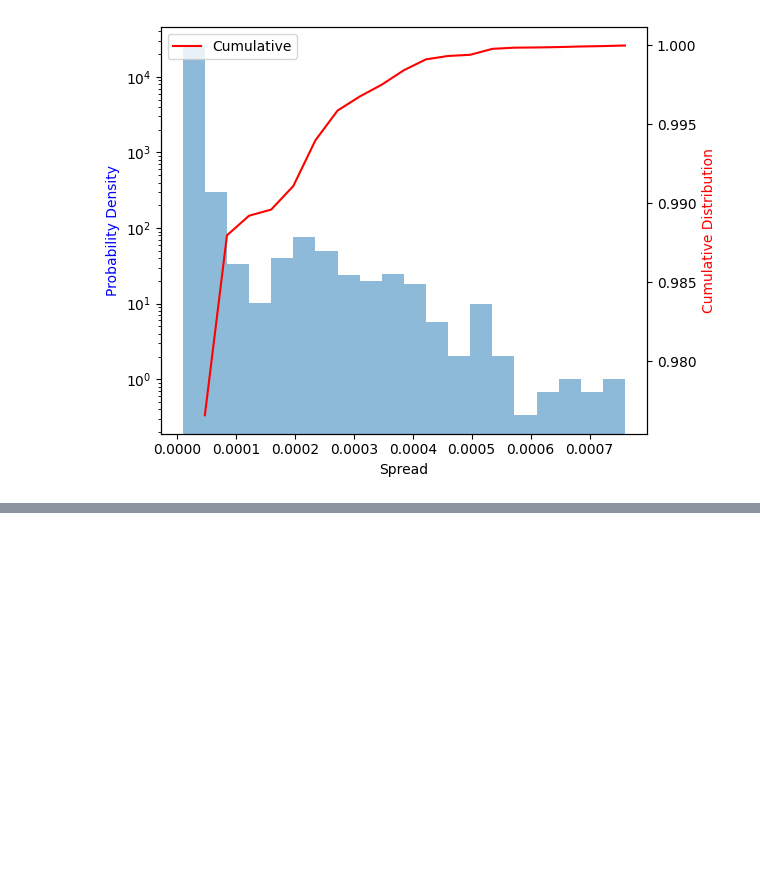
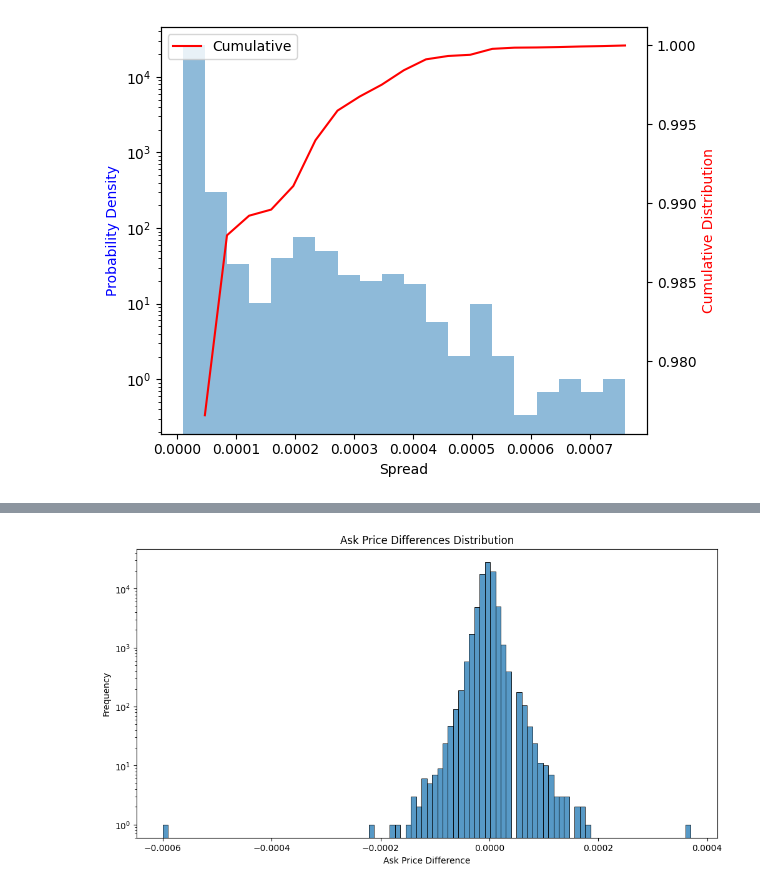
Before and after one commit to karos2504/Monte-Carlo-Backtesting-for-Profitable-Trading, a Jupyter notebook: Apply Randomness to Trading Data/synthetic_data_enhancement.ipynb, the cells around one changed output, grey strips where cells are left out. Saved outputs shown, nothing was run; the diff lists cells and outputs as text; code cells hidden in the pictures; blank space fills up the shorter version.

```diff
--- a/Apply Randomness to Trading Data/synthetic_data_enhancement.ipynb
+++ b/Apply Randomness to Trading Data/synthetic_data_enhancement.ipynb
@@ -163,0 +222,9 @@ plt.show()
+# %%
+plt.figure(figsize=(12,6))
+sns.histplot(df['Ask_Diff'], bins=100, log=True)
+plt.title('Ask Price Differences Distribution')
+plt.xlabel('Ask Price Difference')
+plt.ylabel('Frequency')
+plt.show()
+# %% [output]
+[figure, added]
```
Also changed, not shown: parts of 28 cells of this notebook, 4 other files.
